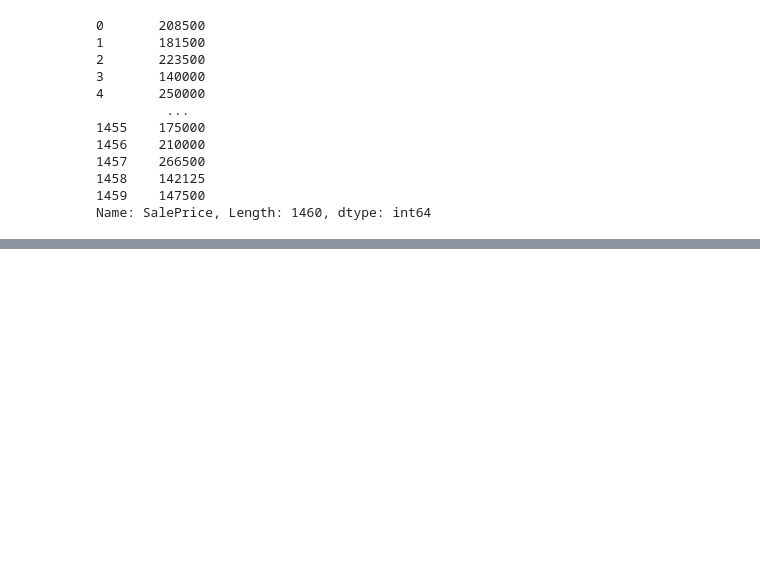
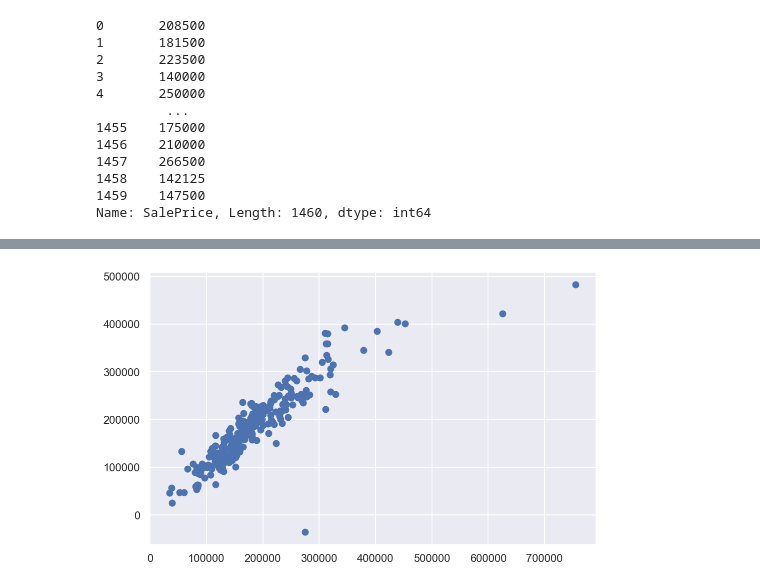
Before and after one commit to sachin-kakkadath/Machine-Learning-Algorithms, a Jupyter notebook: House Prices - Advanced Regression Techniques.ipynb, the cells around one changed output, grey strips where cells are left out. Cells and saved outputs as stored; diff of their text form; code cells hidden in the pictures; blank space fills up the shorter version.

```diff
--- a/House Prices - Advanced Regression Techniques.ipynb
+++ b/House Prices - Advanced Regression Techniques.ipynb
@@ -696,0 +714,8 @@ Name: SalePrice, Length: 1460, dtype: int64
+# %%
+# Split-out validation dataset
+from sklearn import model_selection
+
+validation_size = 0.20
+seed = 5
+
+X_train, X_validation, Y_train, Y_validation = model_selection.train_test_split(X, Y, test_size=validation_size, random_state=seed)
@@ -696,0 +736,28 @@ Name: SalePrice, Length: 1460, dtype: int64
+# %%
+LR = LinearRegression()
+RIDGE = Ridge()
+LASSO = Lasso()
+ELN = ElasticNet()
+KNN = KNeighborsRegressor()
+DT = DecisionTreeRegressor()
+SVM = SVR()
+scoring = 'r2'
+# %%
+LR.fit(X_train,Y_train)
+Y_pred = LR.predict(X_validation)
+
+MAE = metrics.mean_absolute_error(Y_validation, Y_pred)
+MSE = metrics.mean_squared_error(Y_validation, Y_pred)
+RMSE = np.sqrt(metrics.mean_squared_error(Y_validation, Y_pred))
+
+var_score = metrics.explained_variance_score(Y_validation, predictions)
+
+performance_comparison_dict['LR'] = {'MAE' : MAE,
+                                     'MSE': MSE,
+                                     'RMSE' : RMSE,
+                                     'var_score' : var_score
+                                     }
+# %%
+plt.scatter(Y_validation, Y_pred);
+# %% [output]
+[figure, added]
```
Also changed, not shown: parts of 13 cells of this notebook.
